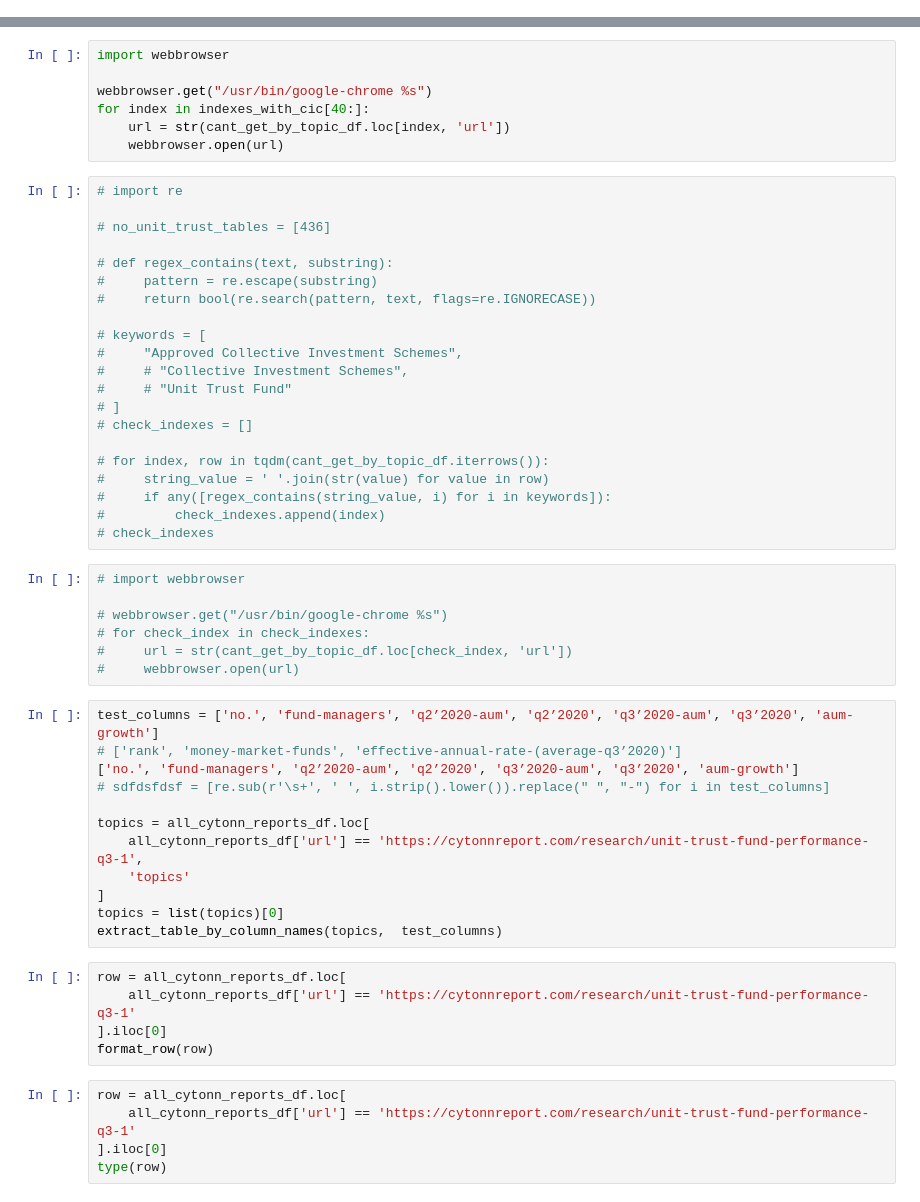
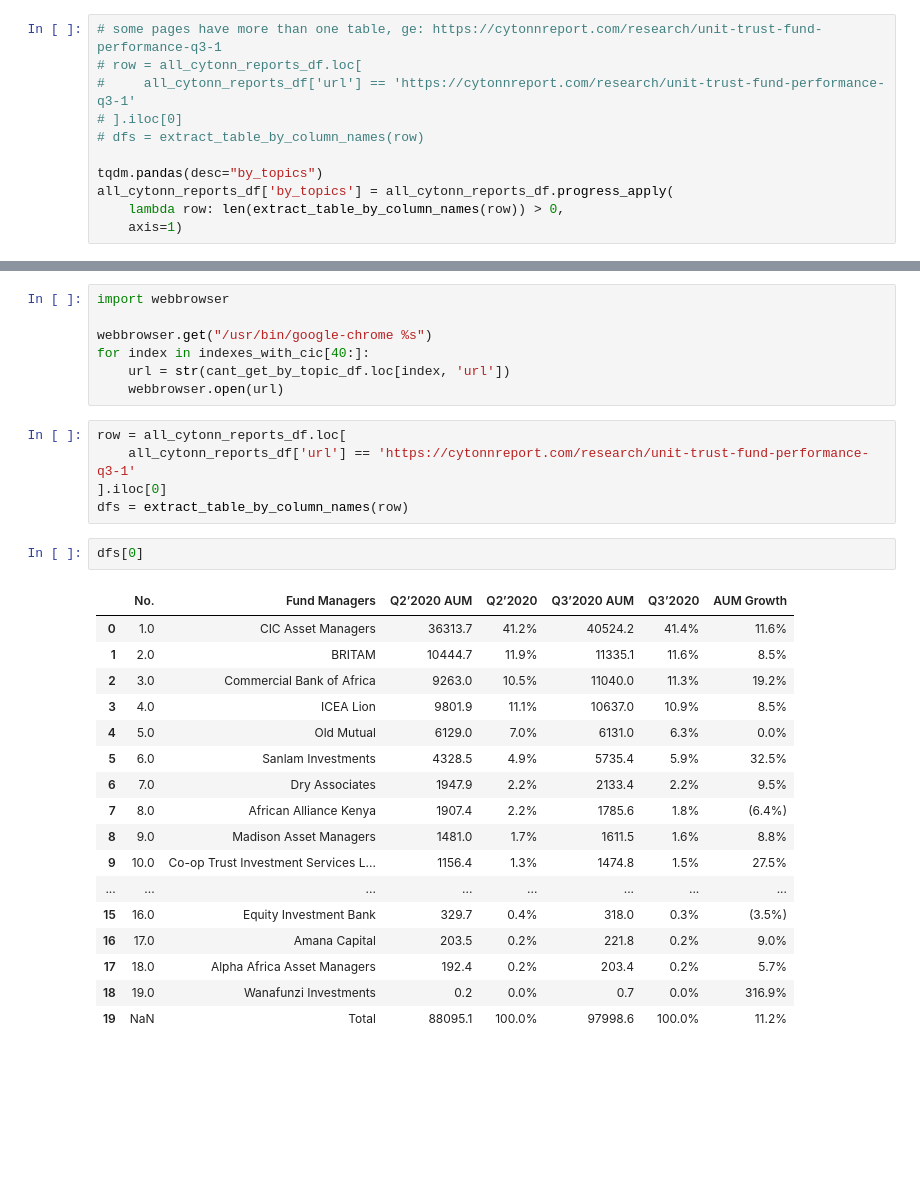
Before and after one commit to ToKnow-ai/ToKnow-ai.github.io, a Jupyter notebook: posts/kenya-unit-trusts-money-market-funds-analysis/index.ipynb, the cells around one changed output, grey strips where cells are left out. Drawn from its saved outputs; the diff is of its cells as text; blank space fills up the shorter version.

```diff
--- a/posts/kenya-unit-trusts-money-market-funds-analysis/index.ipynb
+++ b/posts/kenya-unit-trusts-money-market-funds-analysis/index.ipynb
@@ -334,3 +427,14 @@ all_cytonn_reports_df['by_topics'] = all_cytonn_reports_df.progress_apply(format
+# %%
+# some pages have more than one table, ge: https://cytonnreport.com/research/unit-trust-fund-performance-q3-1
+# row = all_cytonn_reports_df.loc[
+#     all_cytonn_reports_df['url'] == 'https://cytonnreport.com/research/unit-trust-fund-performance-q3-1'
+# ].iloc[0]
+# dfs = extract_table_by_column_names(row)
+
+tqdm.pandas(desc="by_topics")
+all_cytonn_reports_df['by_topics'] = all_cytonn_reports_df.progress_apply(
+    lambda row: len(extract_table_by_column_names(row)) > 0,
+    axis=1)
 # %%
 len(all_cytonn_reports_df[all_cytonn_reports_df['by_topics'] == True])
 # %%
@@ -354,53 +458,28 @@ webbrowser.get("/usr/bin/google-chrome %s")
 for index in indexes_with_cic[40:]:
     url = str(cant_get_by_topic_df.loc[index, 'url'])
     webbrowser.open(url)
-# %%
-# import re
-
-# no_unit_trust_tables = [436]
-
-# def regex_contains(text, substring):
-#     pattern = re.escape(substring)
-#     return bool(re.search(pattern, text, flags=re.IGNORECASE))
-
-# keywords = [
-#     "Approved Collective Investment Schemes",
-#     # "Collective Investment Schemes",
-#     # "Unit Trust Fund"
-# ]
-# check_indexes = []
-
-# for index, row in tqdm(cant_get_by_topic_df.iterrows()):
-#     string_value = ' '.join(str(value) for value in row)
-#     if any([regex_contains(string_value, i) for i in keywords]):
-#         check_indexes.append(index)
-# check_indexes
-# %%
-# import webbrowser
-
-# webbrowser.get("/usr/bin/google-chrome %s")
-# for check_index in check_indexes:
-#     url = str(cant_get_by_topic_df.loc[check_index, 'url'])
-#     webbrowser.open(url)
-# %%
-test_columns = ['no.', 'fund-managers', 'q2’2020-aum', 'q2’2020', 'q3’2020-aum', 'q3’2020', 'aum-growth']
-# ['rank', 'money-market-funds', 'effective-annual-rate-(average-q3’2020)']
-['no.', 'fund-managers', 'q2’2020-aum', 'q2’2020', 'q3’2020-aum', 'q3’2020', 'aum-growth']
-# sdfdsfdsf = [re.sub(r'\s+', ' ', i.strip().lower()).replace(" ", "-") for i in test_columns]
-
-topics = all_cytonn_reports_df.loc[
-    all_cytonn_reports_df['url'] == 'https://cytonnreport.com/research/unit-trust-fund-performance-q3-1',
-    'topics'
-]
-topics = list(topics)[0]
-extract_table_by_column_names(topics,  test_columns)
 # %%
 row = all_cytonn_reports_df.loc[
     all_cytonn_reports_df['url'] == 'https://cytonnreport.com/research/unit-trust-fund-performance-q3-1'
 ].iloc[0]
-format_row(row)
+dfs = extract_table_by_column_names(row)
-# %%
-row = all_cytonn_reports_df.loc[
-    all_cytonn_reports_df['url'] == 'https://cytonnreport.com/research/unit-trust-fund-performance-q3-1'
-].iloc[0]
-type(row)
+# %%
+dfs[0]
+# %% [output]
+|  | No. | Fund Managers | Q2’2020 AUM | Q2’2020 | Q3’2020 AUM | Q3’2020 | AUM Growth |
+| 0 | 1.0 | CIC Asset Managers | 36313.7 | 41.2% | 40524.2 | 41.4% | 11.6% |
+| 1 | 2.0 | BRITAM | 10444.7 | 11.9% | 11335.1 | 11.6% | 8.5% |
+| 2 | 3.0 | Commercial Bank of Africa | 9263.0 | 10.5% | 11040.0 | 11.3% | 19.2% |
+| 3 | 4.0 | ICEA Lion | 9801.9 | 11.1% | 10637.0 | 10.9% | 8.5% |
+| 4 | 5.0 | Old Mutual | 6129.0 | 7.0% | 6131.0 | 6.3% | 0.0% |
+| 5 | 6.0 | Sanlam Investments | 4328.5 | 4.9% | 5735.4 | 5.9% | 32.5% |
+| 6 | 7.0 | Dry Associates | 1947.9 | 2.2% | 2133.4 | 2.2% | 9.5% |
+| 7 | 8.0 | African Alliance Kenya | 1907.4 | 2.2% | 1785.6 | 1.8% | (6.4%) |
+| 8 | 9.0 | Madison Asset Managers | 1481.0 | 1.7% | 1611.5 | 1.6% | 8.8% |
+| 9 | 10.0 | Co-op Trust Investment Services L... | 1156.4 | 1.3% | 1474.8 | 1.5% | 27.5% |
+| ... | ... | ... | ... | ... | ... | ... | ... |
+| 15 | 16.0 | Equity Investment Bank | 329.7 | 0.4% | 318.0 | 0.3% | (3.5%) |
+| 16 | 17.0 | Amana Capital | 203.5 | 0.2% | 221.8 | 0.2% | 9.0% |
+| 17 | 18.0 | Alpha Africa Asset Managers | 192.4 | 0.2% | 203.4 | 0.2% | 5.7% |
+| 18 | 19.0 | Wanafunzi Investments | 0.2 | 0.0% | 0.7 | 0.0% | 316.9% |
+| 19 | NaN | Total | 88095.1 | 100.0% | 97998.6 | 100.0% | 11.2% |
```
Also changed, not shown: parts of 5 cells of this notebook.
